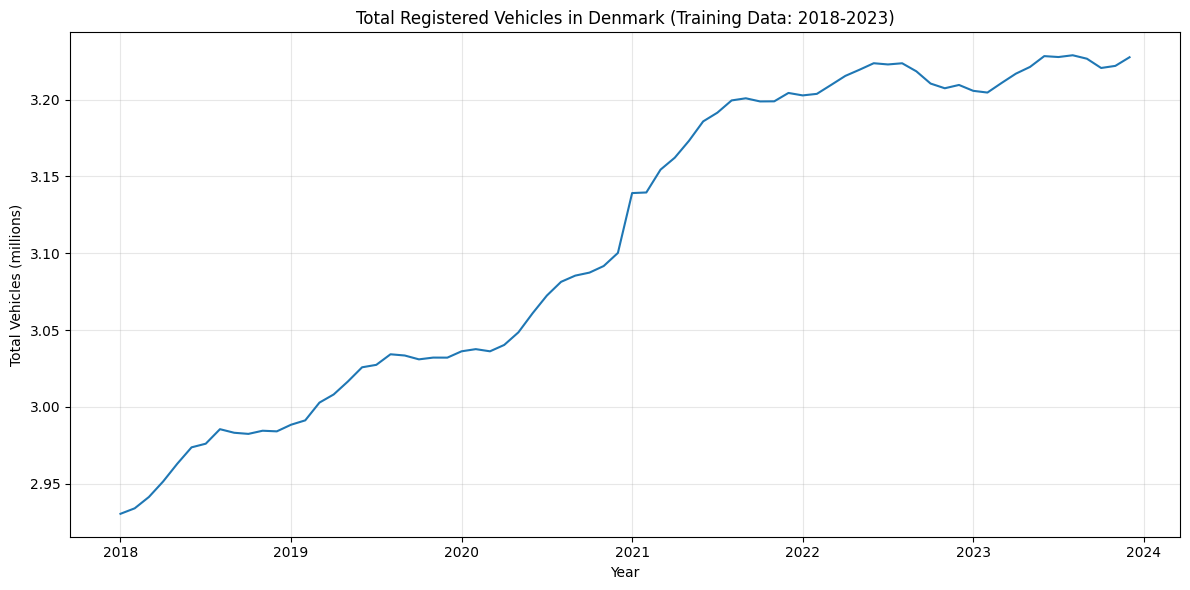
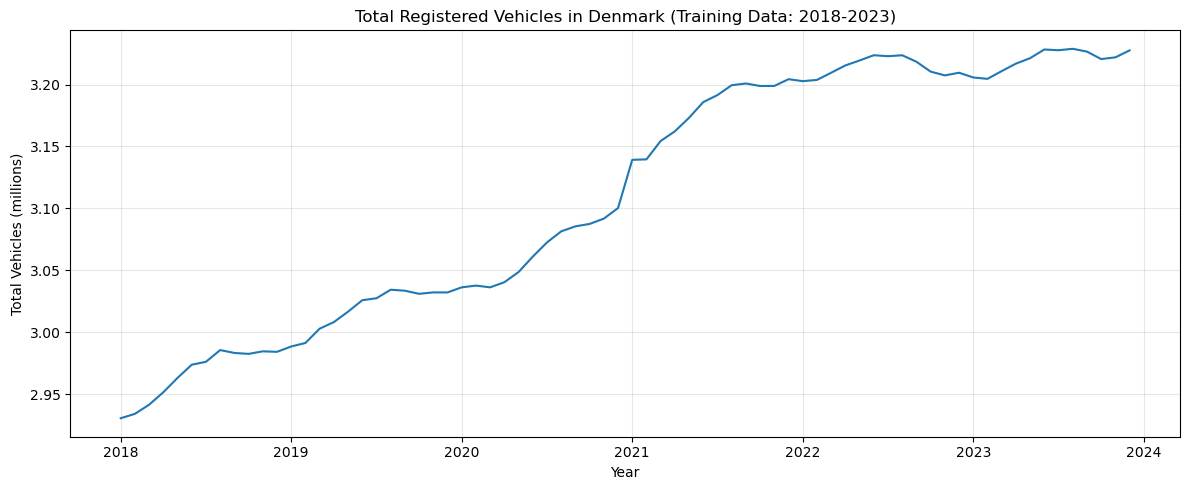
The notebook cell's code change between the first figure and the second:
--- before
+++ after
@@ -1,4 +1,4 @@
 import matplotlib.pyplot as plt
-plt.figure(figsize=(12, 6))
+plt.figure(figsize=(12, 5))
 plt.plot(Dtrain["year"], Dtrain["total"], linewidth=1.5)
 plt.xlabel("Year")

Commit: minor updates